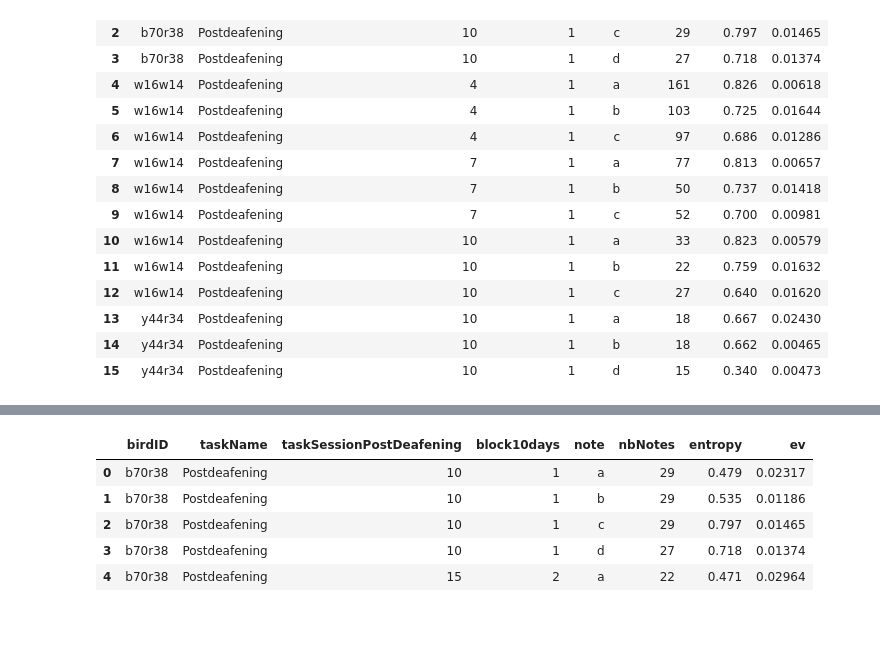
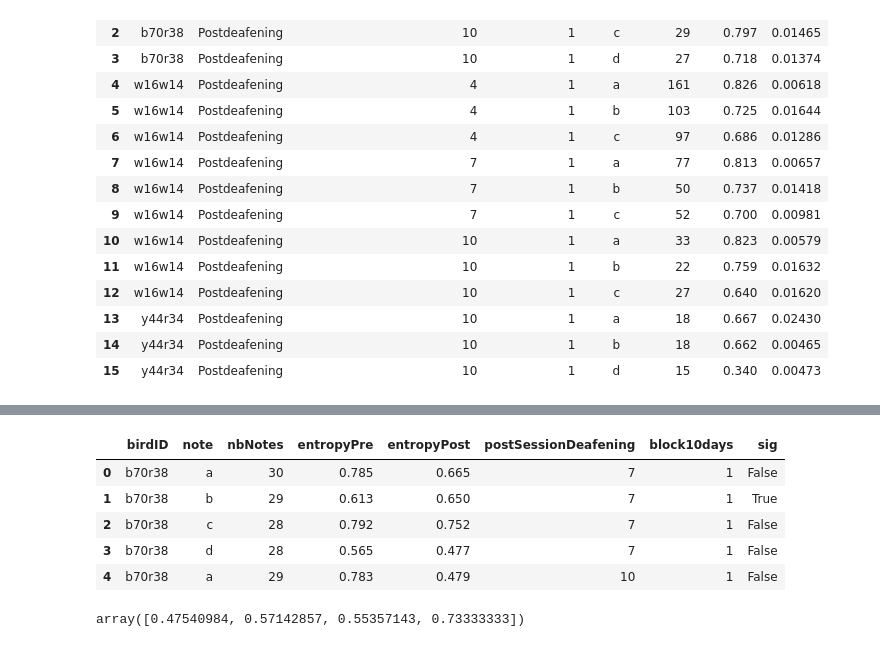
Before and after one commit to JaerongA/pyfinch, a Jupyter notebook: deafening/results/song_degradation.ipynb, the cells around one changed output, grey strips where cells are left out. Drawn from its saved outputs; the diff is of its cells as text; code cells hidden in the pictures.

```diff
--- a/deafening/results/song_degradation.ipynb
+++ b/deafening/results/song_degradation.ipynb
@@ -254,9 +266,11 @@ for bird, last_day in last_day_dict.items():
-# %%
-df_pcc.head()
-# %% [output]
-|  | birdID | taskName | taskSessionPostDeafening | block10days | note | nbNotes | entropy | ev |
-| 0 | b70r38 | Postdeafening | 10 | 1 | a | 29 | 0.479 | 0.02317 |
-| 1 | b70r38 | Postdeafening | 10 | 1 | b | 29 | 0.535 | 0.01186 |
-| 2 | b70r38 | Postdeafening | 10 | 1 | c | 29 | 0.797 | 0.01465 |
-| 3 | b70r38 | Postdeafening | 10 | 1 | d | 27 | 0.718 | 0.01374 |
-| 4 | b70r38 | Postdeafening | 15 | 2 | a | 22 | 0.471 | 0.02964 |
+# %%
+df_results = compare_song_feature_pre_post_per_block(db, song_feature='entropy')
+df_results.head()
+# df_results['sig'].sum()/len(df_results)
+# %% [output]
+|  | birdID | note | nbNotes | entropyPre | entropyPost | postSessionDeafening | block10days | sig |
+| 0 | b70r38 | a | 30 | 0.785 | 0.665 | 7 | 1 | False |
+| 1 | b70r38 | b | 29 | 0.613 | 0.650 | 7 | 1 | True |
+| 2 | b70r38 | c | 28 | 0.792 | 0.752 | 7 | 1 | False |
+| 3 | b70r38 | d | 28 | 0.565 | 0.477 | 7 | 1 | False |
+| 4 | b70r38 | a | 29 | 0.783 | 0.479 | 10 | 1 | False |
@@ -262,0 +290,9 @@ df_pcc.head()
+# %%
+total_nb_note
+sig_nb_note
+sig_proportion
+# # len(df_temp)
+# blocks
+# total_nb_note.sum()
+# %% [output]
+array([0.47540984, 0.57142857, 0.55357143, 0.73333333])
```
Also changed, not shown: parts of 9 cells of this notebook, 1 other file.
